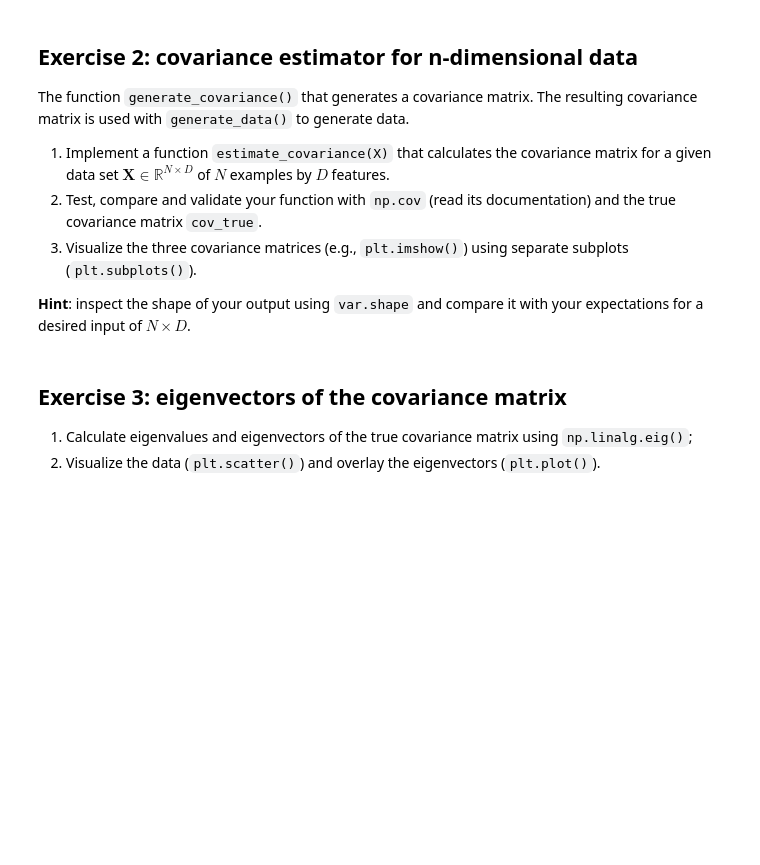
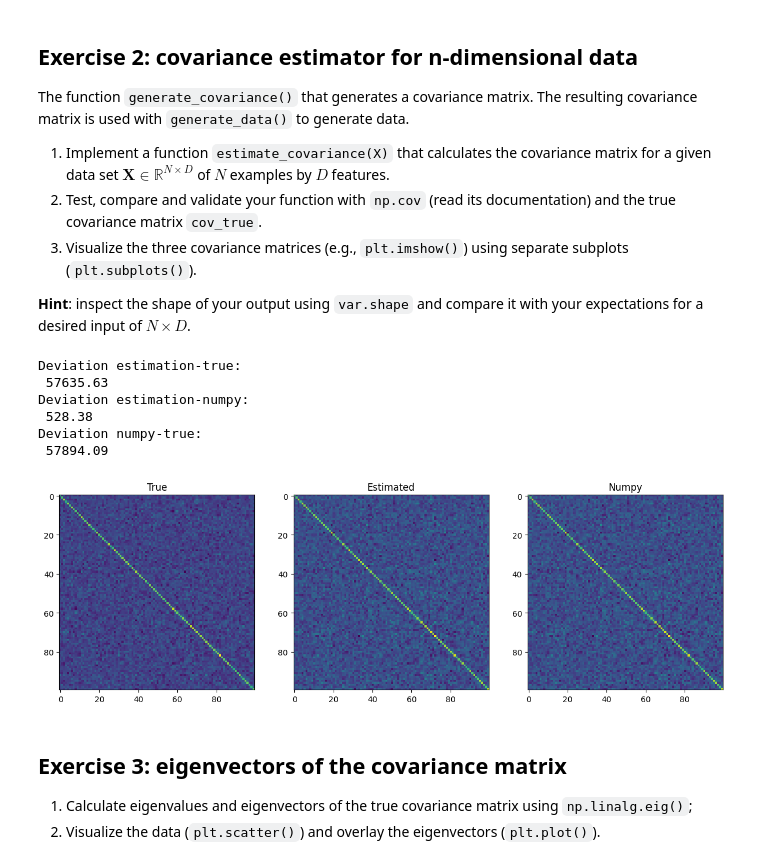
Before and after one commit to RobertvdLeeuw/nix-radboud, a Jupyter notebook: assignment_02_covariance_matrix_BCI.ipynb, the cells around one changed output. Saved outputs shown, nothing was run; the diff lists cells and outputs as text; code cells hidden in the pictures; blank space fills up the shorter version.

```diff
--- a/assignment_02_covariance_matrix_BCI.ipynb
+++ b/assignment_02_covariance_matrix_BCI.ipynb
@@ -43,3 +57,33 @@ X = generate_data(N, cov_true, np.zeros(D))
+# %%
+def estimate_covariance(X: np.ndarray) -> np.ndarray:
+    diff = np.mean(X, axis = 0) - X
+    return np.dot(diff.T, diff) / X.shape[0]
+
+cov_est = estimate_covariance(X)
+assert cov_est.shape[0] == cov_est.shape[1] == X.shape[1], "Wrong shape (not DxD)"
+
+fig, ax = plt.subplots(1, 3, figsize=(15, 5))
+
+ax[0].imshow(cov_true)
+ax[0].set_title("True")
+
+ax[1].imshow(cov_est)
+ax[1].set_title("Estimated")
+
+ax[2].imshow(np.cov(X.T))
+ax[2].set_title("Numpy")
+
+print("Deviation estimation-true: \n", round(np.sum(np.abs(cov_est - cov_true)), 2))
+print("Deviation estimation-numpy: \n", round(np.sum(np.abs(cov_est - np.cov(X.T))), 2))
+print("Deviation numpy-true: \n", round(np.sum(np.abs(np.cov(X.T) - cov_true)), 2))
+# %% [output]
+Deviation estimation-true:
+ 57635.63
+Deviation estimation-numpy:
+ 528.38
+Deviation numpy-true:
+ 57894.09
+[figure, added]
 # %% [markdown]
 ## Exercise 3: eigenvectors of the covariance matrix
 1. Calculate eigenvalues and eigenvectors of the true covariance matrix using `np.linalg.eig()`;
```
Also changed, not shown: parts of 12 cells of this notebook, 16 other files.
